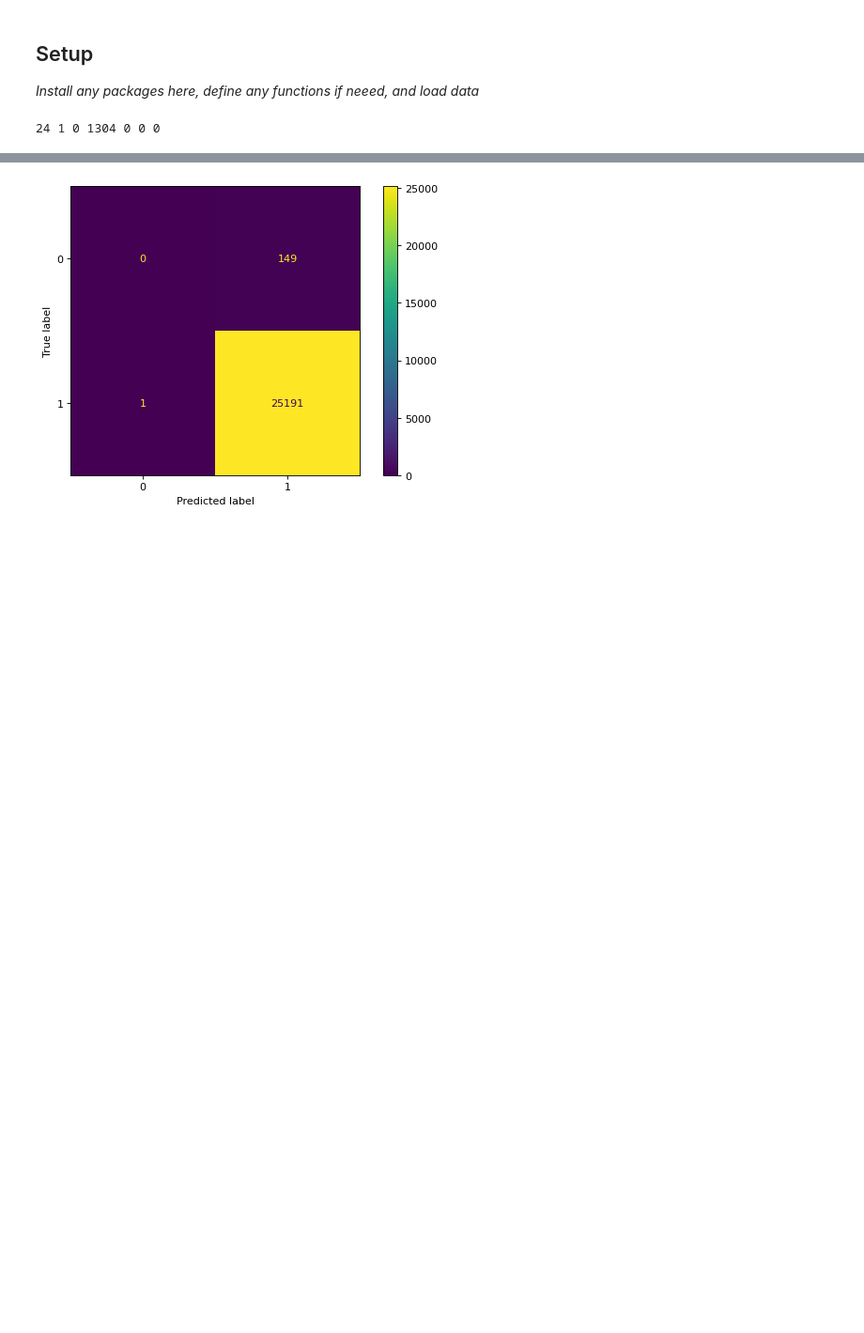
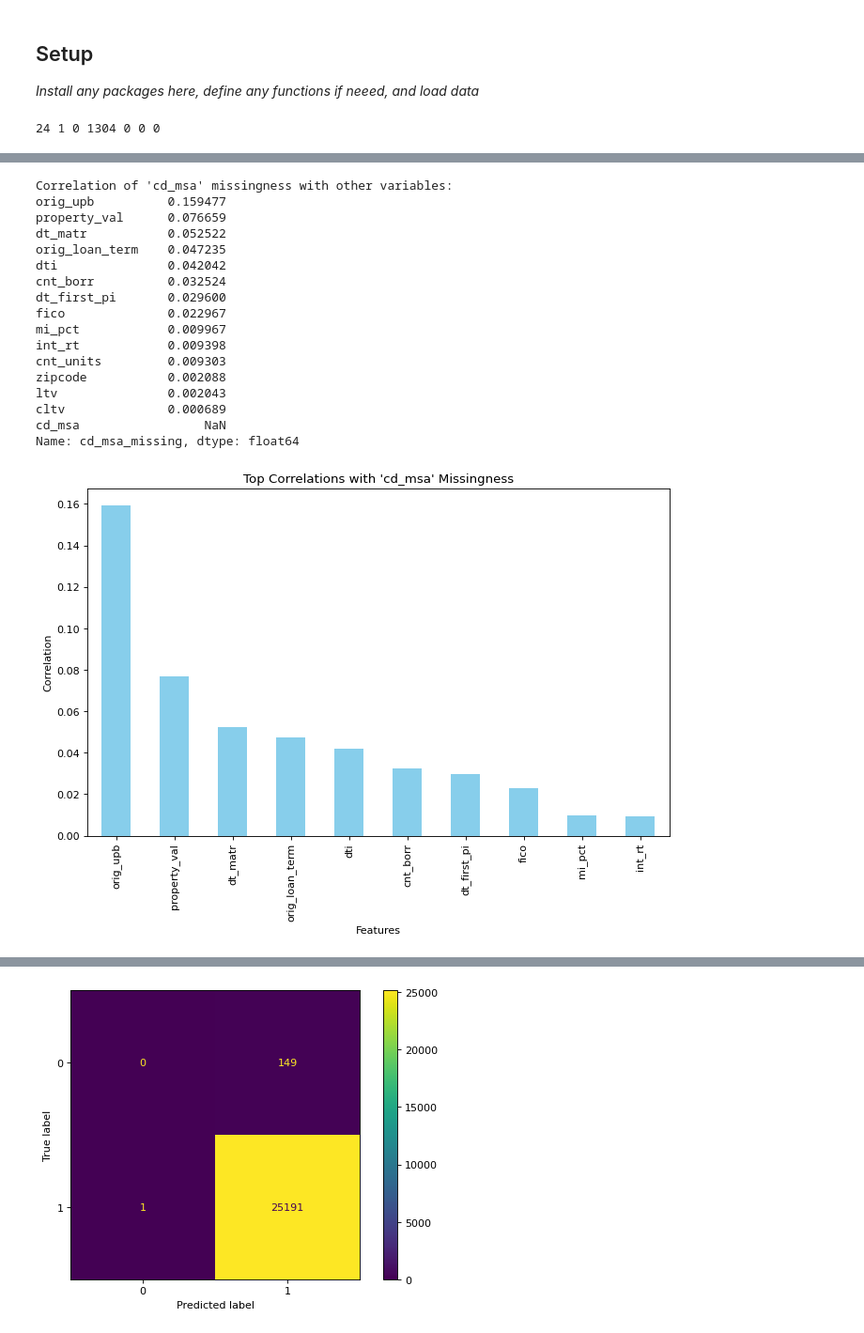
Before and after one commit to JinQiuqi/MLPy-project2, a Jupyter notebook: project2.ipynb, the cells around one changed output, grey strips where cells are left out. Shown: that part at 94% size. Drawn from its saved outputs; the diff is of its cells as text; code cells hidden in the pictures; blank space fills up the shorter version.

```diff
--- a/project2.ipynb
+++ b/project2.ipynb
@@ -70,3 +262,46 @@ fm_df['dti'] = fm_df['dti'].replace(999, np.nan)
+# %%
+import seaborn as sns
+
+# Create a binary indicator for missingness in 'dti'
+fm_df['cd_msa_missing'] = fm_df['cd_msa'].isnull().astype(int)
+
+# Compute correlations between the missingness of 'dti' and other numeric variables
+numeric_columns = fm_df.select_dtypes(include=['number'])
+correlations = numeric_columns.corr()['cd_msa_missing'].drop('cd_msa_missing')
+
+# Sort correlations by absolute value
+sorted_correlations = correlations.abs().sort_values(ascending=False)
+
+# Print the correlations
+print("Correlation of 'cd_msa' missingness with other variables:")
+print(sorted_correlations)
+
+# Visualize the top correlations
+plt.figure(figsize=(10, 6))
+sorted_correlations.head(10).plot(kind='bar', color='skyblue')
+plt.title("Top Correlations with 'dti' Missingness")
+plt.ylabel("Correlation")
+plt.xlabel("Features")
+plt.show()
+# %% [output]
+Correlation of 'cd_msa' missingness with other variables:
+orig_upb          0.159477
+property_val      0.076659
+dt_matr           0.052522
+orig_loan_term    0.047235
+dti               0.042042
+cnt_borr          0.032524
+dt_first_pi       0.029600
+fico              0.022967
+mi_pct            0.009967
+int_rt            0.009398
+cnt_units         0.009303
+zipcode           0.002088
+ltv               0.002043
+cltv              0.000689
+cd_msa                 NaN
+Name: cd_msa_missing, dtype: float64
+[figure, added]
 # %%
 fm_df.info()
 # %% [output]
```
Also changed, not shown: parts of 25 cells of this notebook.
